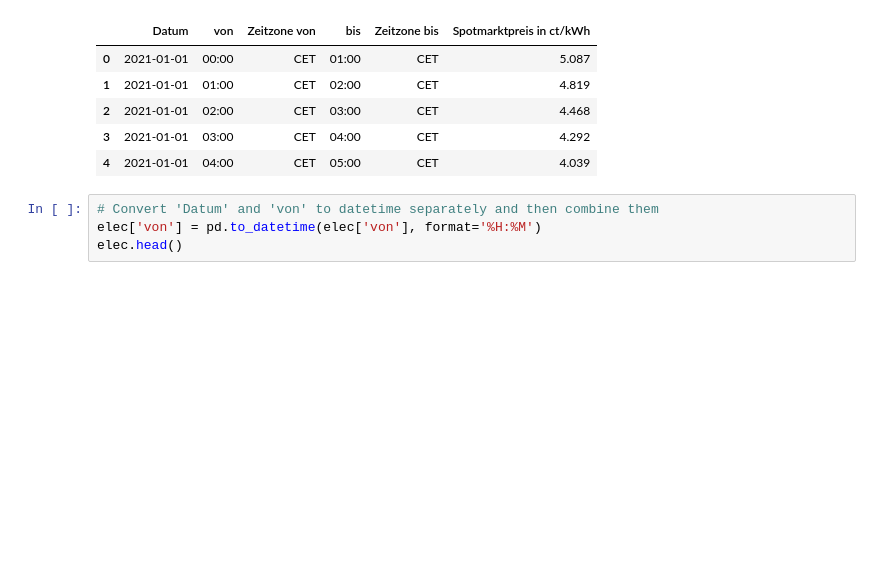
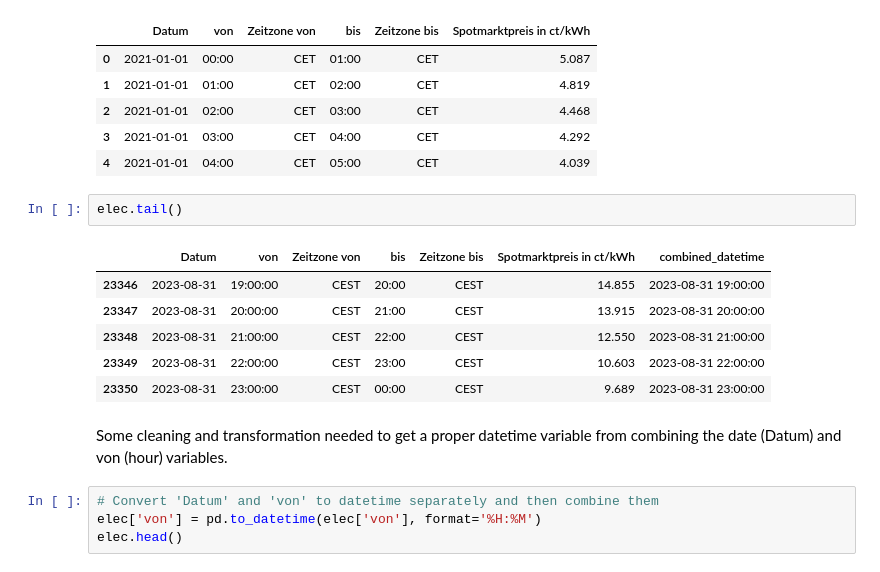
Before and after one commit to surajkarak/KIPA_DigiTrans, a Jupyter notebook: KIPA Project_DigiTrans.ipynb, the cells around one changed output. Saved outputs shown, nothing was run; the diff lists cells and outputs as text; blank space fills up the shorter version.

```diff
--- a/KIPA Project_DigiTrans.ipynb
+++ b/KIPA Project_DigiTrans.ipynb
@@ -347,6 +369,17 @@ elec.head()
 | 2 | 2021-01-01 | 02:00 | CET | 03:00 | CET | 4.468 |
 | 3 | 2021-01-01 | 03:00 | CET | 04:00 | CET | 4.292 |
 | 4 | 2021-01-01 | 04:00 | CET | 05:00 | CET | 4.039 |
+# %%
+elec.tail()
+# %% [output]
+|  | Datum | von | Zeitzone von | bis | Zeitzone bis | Spotmarktpreis in ct/kWh | combined_datetime |
+| 23346 | 2023-08-31 | 19:00:00 | CEST | 20:00 | CEST | 14.855 | 2023-08-31 19:00:00 |
+| 23347 | 2023-08-31 | 20:00:00 | CEST | 21:00 | CEST | 13.915 | 2023-08-31 20:00:00 |
+| 23348 | 2023-08-31 | 21:00:00 | CEST | 22:00 | CEST | 12.550 | 2023-08-31 21:00:00 |
+| 23349 | 2023-08-31 | 22:00:00 | CEST | 23:00 | CEST | 10.603 | 2023-08-31 22:00:00 |
+| 23350 | 2023-08-31 | 23:00:00 | CEST | 00:00 | CEST | 9.689 | 2023-08-31 23:00:00 |
+# %% [markdown]
+Some cleaning and transformation needed to get a proper datetime variable from combining the date (Datum) and von (hour) variables.
 # %%
 # Convert 'Datum' and 'von' to datetime separately and then combine them
 elec['von'] = pd.to_datetime(elec['von'], format='%H:%M')
```
Also changed, not shown: parts of 37 cells of this notebook.
